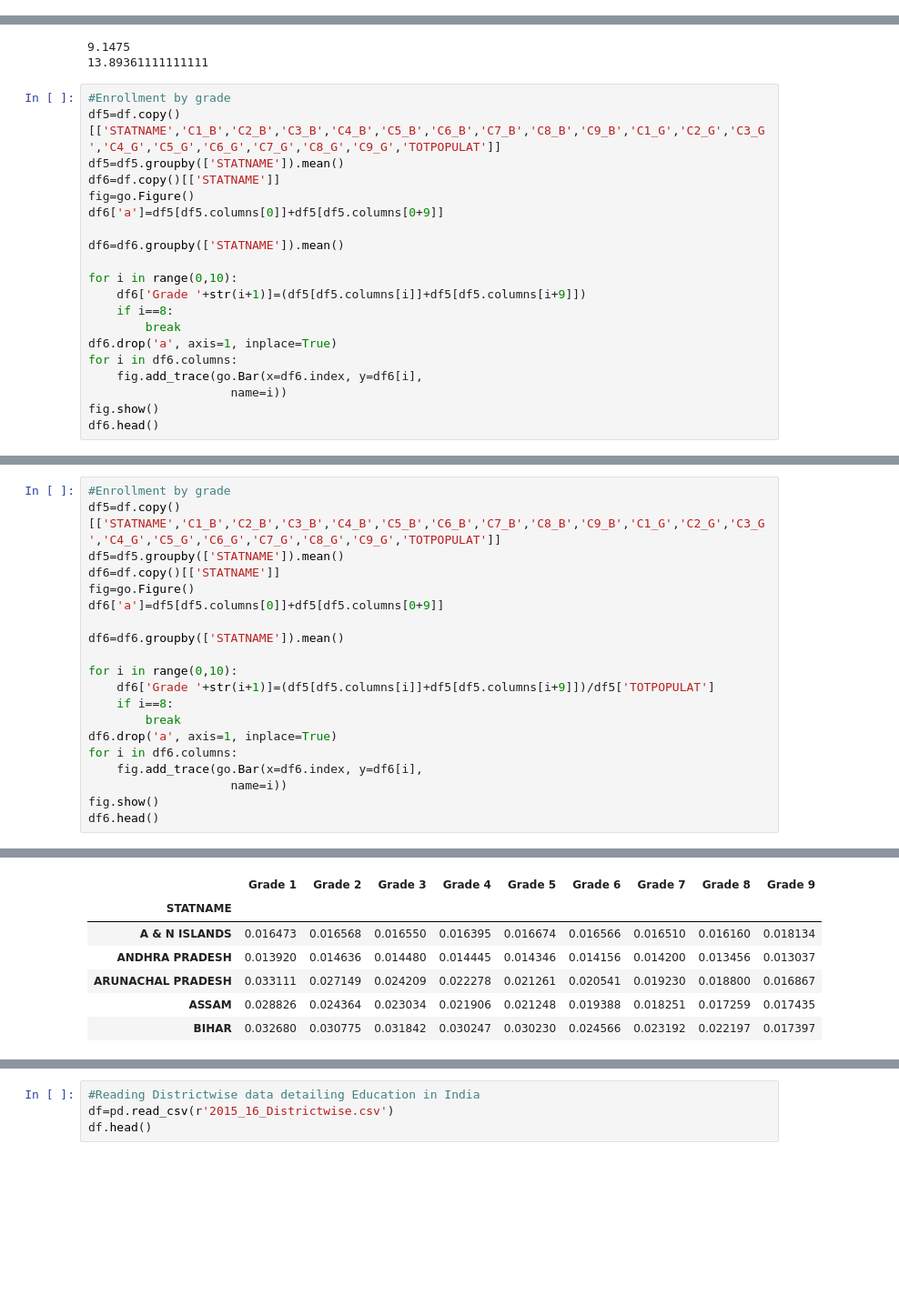
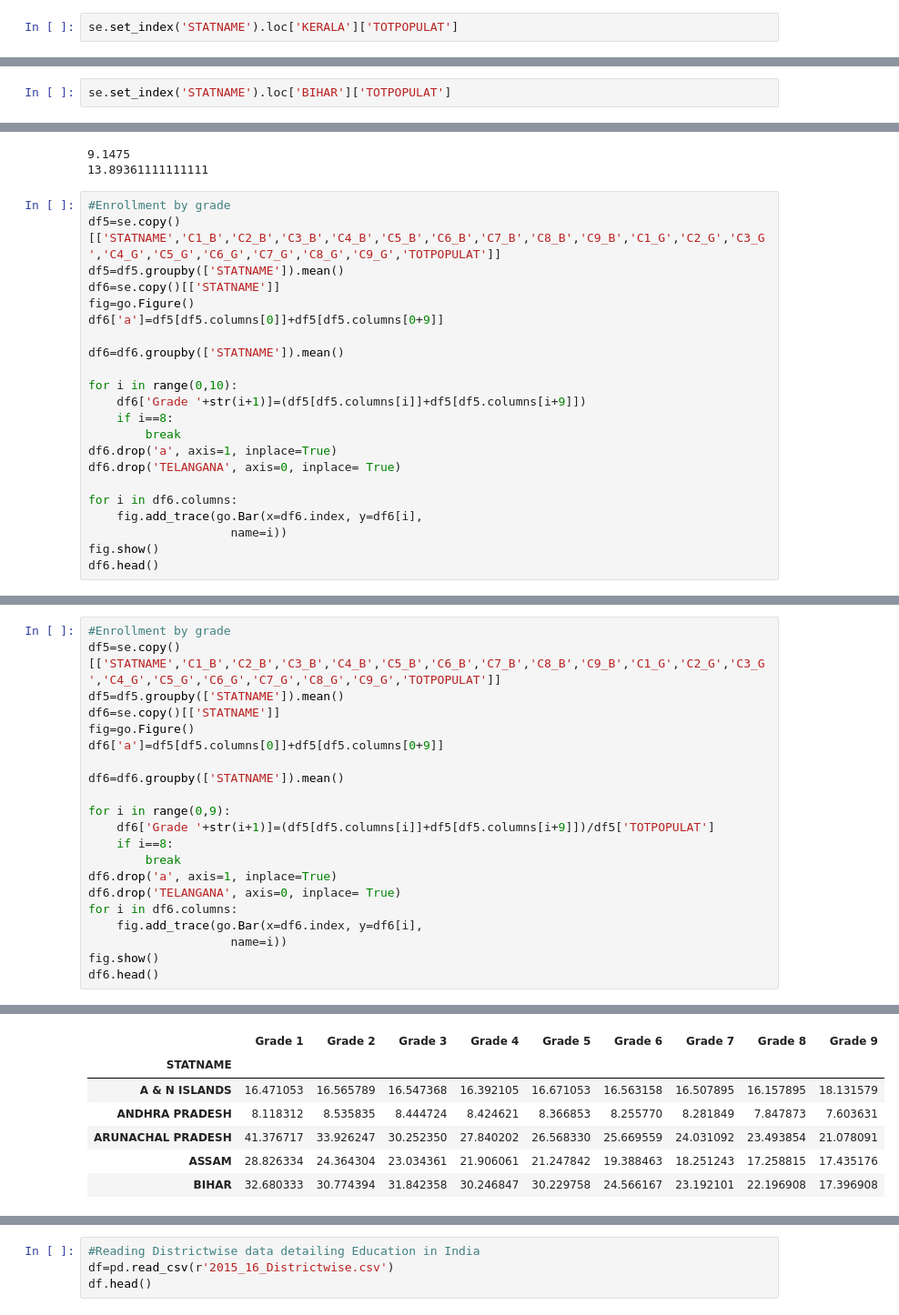
Before and after one commit to rishabh-runwal/education-india, a Jupyter notebook: Education-India.ipynb, the cells around one changed output, grey strips where cells are left out. Shown at 91% size. Saved outputs shown, nothing was run; the diff lists cells and outputs as text; blank space fills up the shorter version.

```diff
--- a/Education-India.ipynb
+++ b/Education-India.ipynb
@@ -131,0 +136,2 @@ MAX:  DADRA & NAGAR HAVELI
+# %%
+se.set_index('STATNAME').loc['KERALA']['TOTPOPULAT']
@@ -131,0 +140,2 @@ MAX:  DADRA & NAGAR HAVELI
+# %%
+se.set_index('STATNAME').loc['BIHAR']['TOTPOPULAT']
@@ -261,9 +356,9 @@ print(*li.mean())
 13.89361111111111
 # %%
 #Enrollment by grade
-df5=df.copy()[['STATNAME','C1_B','C2_B','C3_B','C4_B','C5_B','C6_B','C7_B','C8_B','C9_B','C1_G','C2_G','C3_G','C4_G','C5_G','C6_G','C7_G','C8_G','C9_G','TOTPOPULAT']]
+df5=se.copy()[['STATNAME','C1_B','C2_B','C3_B','C4_B','C5_B','C6_B','C7_B','C8_B','C9_B','C1_G','C2_G','C3_G','C4_G','C5_G','C6_G','C7_G','C8_G','C9_G','TOTPOPULAT']]
 df5=df5.groupby(['STATNAME']).mean()
-df6=df.copy()[['STATNAME']]
+df6=se.copy()[['STATNAME']]
 fig=go.Figure()
 df6['a']=df5[df5.columns[0]]+df5[df5.columns[0+9]]
 
@@ -274,6 +369,8 @@ for i in range(0,10):
     if i==8:
         break
 df6.drop('a', axis=1, inplace=True)
+df6.drop('TELANGANA', axis=0, inplace= True)
+
 for i in df6.columns:
     fig.add_trace(go.Bar(x=df6.index, y=df6[i],
                     name=i))
@@ -291,29 +388,30 @@ df6.head()
 # %%
 #Enrollment by grade
-df5=df.copy()[['STATNAME','C1_B','C2_B','C3_B','C4_B','C5_B','C6_B','C7_B','C8_B','C9_B','C1_G','C2_G','C3_G','C4_G','C5_G','C6_G','C7_G','C8_G','C9_G','TOTPOPULAT']]
+df5=se.copy()[['STATNAME','C1_B','C2_B','C3_B','C4_B','C5_B','C6_B','C7_B','C8_B','C9_B','C1_G','C2_G','C3_G','C4_G','C5_G','C6_G','C7_G','C8_G','C9_G','TOTPOPULAT']]
 df5=df5.groupby(['STATNAME']).mean()
-df6=df.copy()[['STATNAME']]
+df6=se.copy()[['STATNAME']]
 fig=go.Figure()
 df6['a']=df5[df5.columns[0]]+df5[df5.columns[0+9]]
 
 df6=df6.groupby(['STATNAME']).mean()
 
-for i in range(0,10):
+for i in range(0,9):
     df6['Grade '+str(i+1)]=(df5[df5.columns[i]]+df5[df5.columns[i+9]])/df5['TOTPOPULAT']
     if i==8:
         break
 df6.drop('a', axis=1, inplace=True)
+df6.drop('TELANGANA', axis=0, inplace= True)
 for i in df6.columns:
     fig.add_trace(go.Bar(x=df6.index, y=df6[i],
                     name=i))
 fig.show()
 df6.head()
 # %% [output]
 [interactive output not drawn]
 |  | Grade 1 | Grade 2 | Grade 3 | Grade 4 | Grade 5 | Grade 6 | Grade 7 | Grade 8 | Grade 9 |
 | STATNAME |  |  |  |  |  |  |  |  |  |
-| A & N ISLANDS | 0.016473 | 0.016568 | 0.016550 | 0.016395 | 0.016674 | 0.016566 | 0.016510 | 0.016160 | 0.018134 |
-| ANDHRA PRADESH | 0.013920 | 0.014636 | 0.014480 | 0.014445 | 0.014346 | 0.014156 | 0.014200 | 0.013456 | 0.013037 |
-| ARUNACHAL PRADESH | 0.033111 | 0.027149 | 0.024209 | 0.022278 | 0.021261 | 0.020541 | 0.019230 | 0.018800 | 0.016867 |
-| ASSAM | 0.028826 | 0.024364 | 0.023034 | 0.021906 | 0.021248 | 0.019388 | 0.018251 | 0.017259 | 0.017435 |
-| BIHAR | 0.032680 | 0.030775 | 0.031842 | 0.030247 | 0.030230 | 0.024566 | 0.023192 | 0.022197 | 0.017397 |
+| A & N ISLANDS | 16.471053 | 16.565789 | 16.547368 | 16.392105 | 16.671053 | 16.563158 | 16.507895 | 16.157895 | 18.131579 |
+| ANDHRA PRADESH | 8.118312 | 8.535835 | 8.444724 | 8.424621 | 8.366853 | 8.255770 | 8.281849 | 7.847873 | 7.603631 |
+| ARUNACHAL PRADESH | 41.376717 | 33.926247 | 30.252350 | 27.840202 | 26.568330 | 25.669559 | 24.031092 | 23.493854 | 21.078091 |
+| ASSAM | 28.826334 | 24.364304 | 23.034361 | 21.906061 | 21.247842 | 19.388463 | 18.251243 | 17.258815 | 17.435176 |
+| BIHAR | 32.680333 | 30.774394 | 31.842358 | 30.246847 | 30.229758 | 24.566167 | 23.192101 | 22.196908 | 17.396908 |
```
Also changed, not shown: parts of 29 cells of this notebook.
